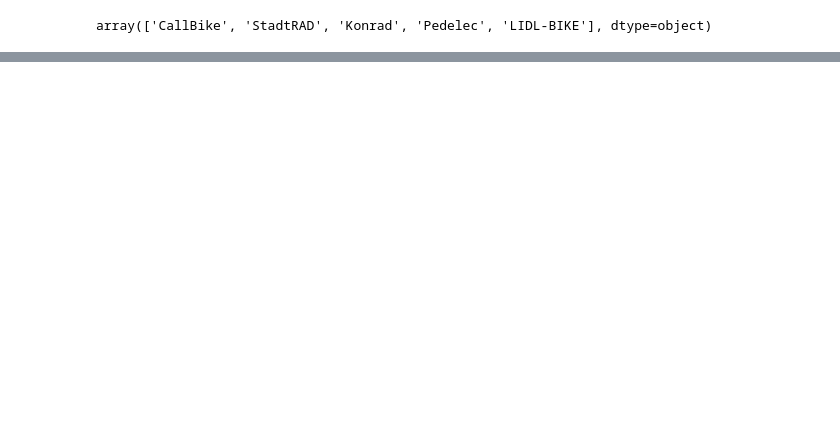
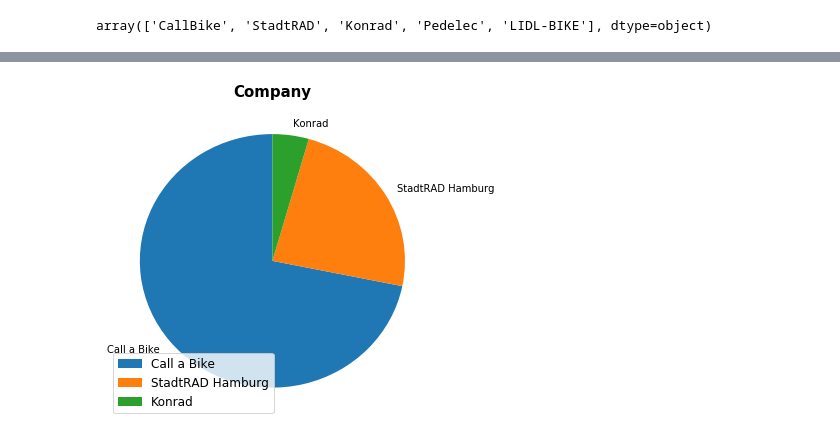
Before and after one commit to chinmaydas96/Bike_sharing, a Jupyter notebook: Vehicle.ipynb, the cells around one changed output, grey strips where cells are left out. Saved outputs shown, nothing was run; the diff lists cells and outputs as text; code cells hidden in the pictures; blank space fills up the shorter version.

```diff
--- a/Vehicle.ipynb
+++ b/Vehicle.ipynb
@@ -71,0 +145,10 @@ array(['Call a Bike', 'StadtRAD Hamburg', 'Konrad'], dtype=object)
+# %%
+colors = ["#0AB9FB", "#5CD1FE","#8BDAF9", "#ACE6FD","#0098D4"]
+plt.figure(figsize=(5,5))
+plt.title('Company', fontsize=15, fontweight='bold')
+plt.pie(company_count, labels=company_name, startangle = 90)
+plt.legend(company_name, fontsize = 'large')
+plt.tight_layout()
+plt.show()
+# %% [output]
+[figure, added]
```
Also changed, not shown: parts of 11 cells of this notebook.
